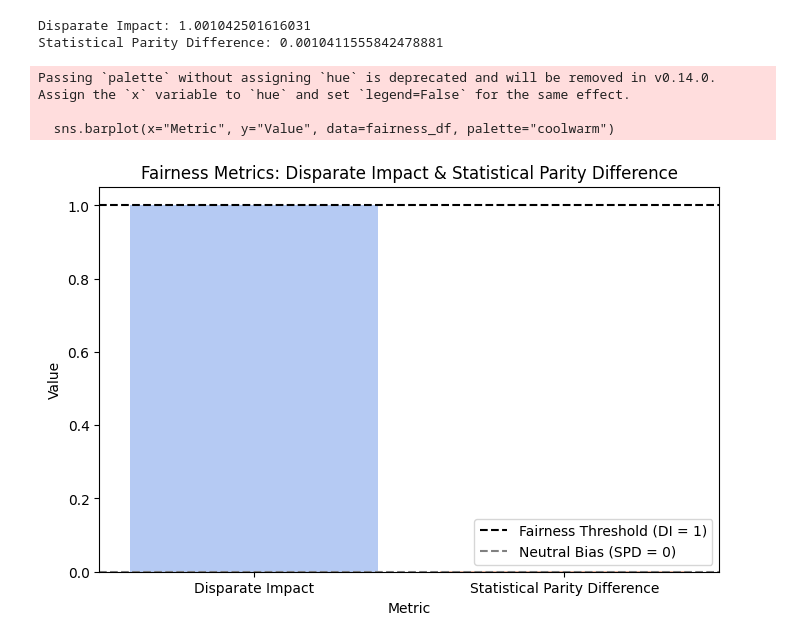
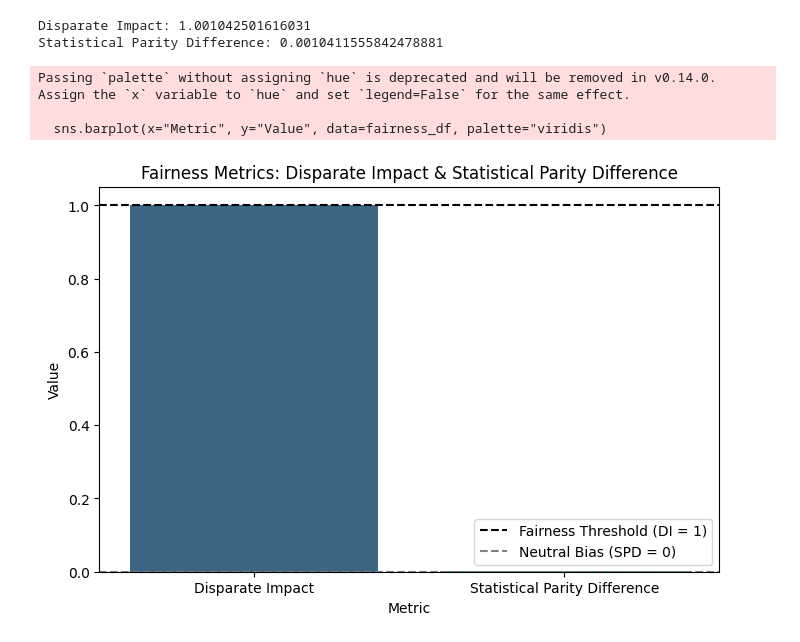
Before and after one commit to adiiulio/AiInIndustry_2025, a Jupyter notebook: fariness.ipynb, the cells around one changed output. Cells and saved outputs as stored; diff of their text form; code cells hidden in the pictures.

```diff
--- a/fariness.ipynb
+++ b/fariness.ipynb
@@ -1366,21 +1370,21 @@ Statistical Parity Difference: 0.0010411555842478881
 # %%
 fairness_results = {
     "Metric": ["Disparate Impact", "Statistical Parity Difference"],
     "Value": [metric.disparate_impact(), metric.statistical_parity_difference()]
 }
 
 fairness_df = pd.DataFrame(fairness_results)
 
 plt.figure(figsize=(8, 5))
-sns.barplot(x="Metric", y="Value", data=fairness_df, palette="coolwarm")
+sns.barplot(x="Metric", y="Value", data=fairness_df, palette="viridis")
 plt.axhline(y=1, color="black", linestyle="--", label="Fairness Threshold (DI = 1)")
 plt.axhline(y=0, color="gray", linestyle="--", label="Neutral Bias (SPD = 0)")
 plt.ylabel("Value")
 plt.title("Fairness Metrics: Disparate Impact & Statistical Parity Difference")
 plt.legend()
 plt.show()
 # %% [output]
 Passing `palette` without assigning `hue` is deprecated and will be removed in v0.14.0. Assign the `x` variable to `hue` and set `legend=False` for the same effect.
 
-  sns.barplot(x="Metric", y="Value", data=fairness_df, palette="coolwarm")
+  sns.barplot(x="Metric", y="Value", data=fairness_df, palette="viridis")
-[figure, old version]
+[figure, new version]
```
Also changed, not shown: parts of 40 cells of this notebook.
